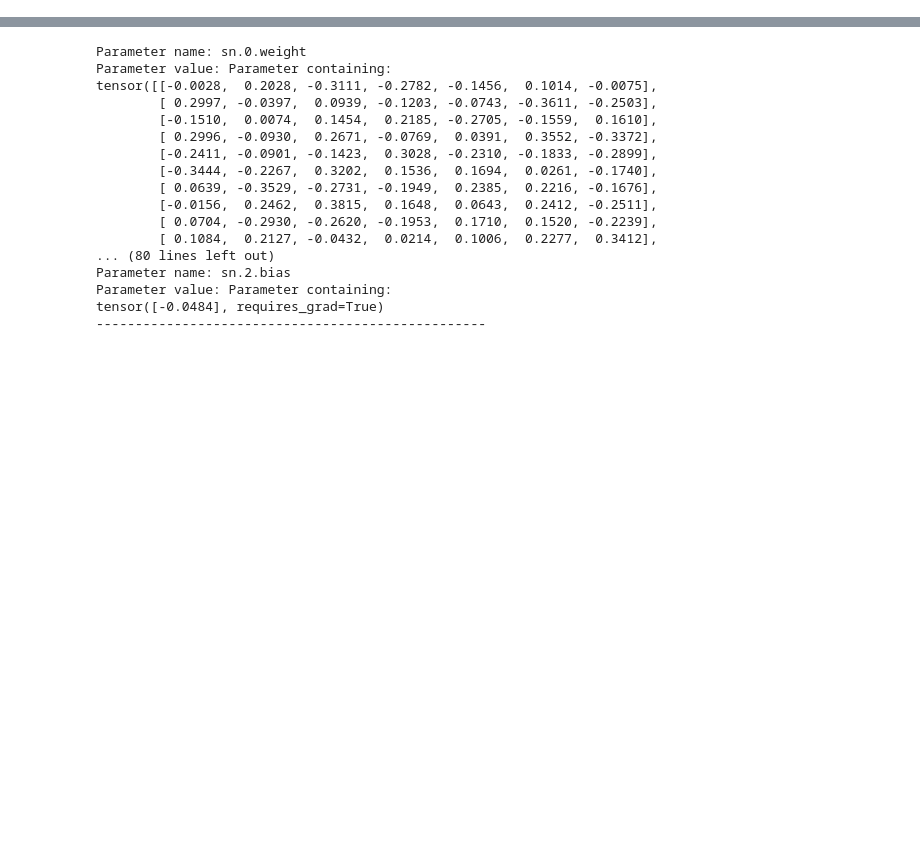
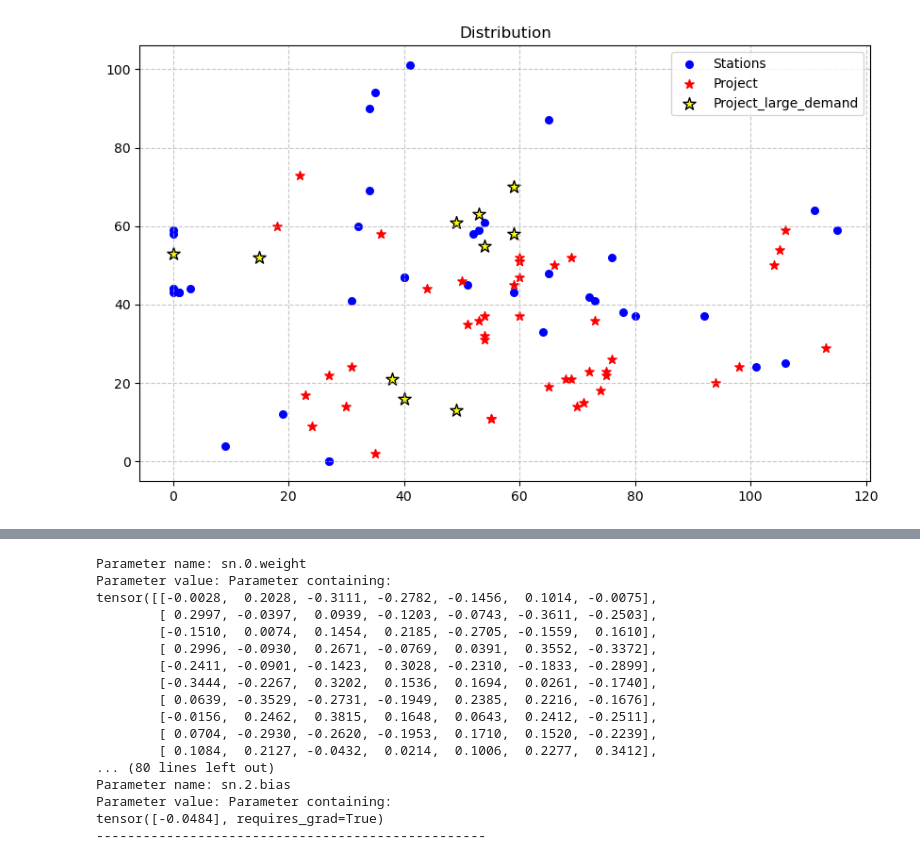
Before and after one commit to Necthus/TruckSchedule, a Jupyter notebook: test.ipynb, the cells around one changed output, grey strips where cells are left out. Saved outputs shown, nothing was run; the diff lists cells and outputs as text; code cells hidden in the pictures; blank space fills up the shorter version.

```diff
--- a/test.ipynb
+++ b/test.ipynb
@@ -0,0 +142,77 @@
+# %%
+pid_list = [(pid,q) for pid,q in pid_quantity_dict.items()]
+
+pid_list.sort(key=lambda x:x[1],reverse=True)
+
+special_pids = [t[0] for t in pid_list[0:10]]
+
+normal_pids = [t[0] for t in pid_list[10:]]
+# %%
+import matplotlib.pyplot as plt
+
+
+# plt.rcParams["font.family"] = "SimHei"  # 中文字体列表
+# plt.rcParams["axes.unicode_minus"] = False  # 解决负号显示问题（避免负号变成方框）
+
+"""
+绘制厂站（蓝色）、普通工地（红色）和特殊关照工地（大黄星）
+
+参数:
+    station_dict: 厂站字典（键：sid，值：Station对象）
+    site_dict: 工地字典（键：pid，值：(x,y)元组）
+    special_pids: 特殊关照工地的pid列表（如['p2', 'p5']）
+"""
+# ----------------------
+# 1. 提取厂站坐标
+# ----------------------
+station_coords = [station.coord for station in env.stations.values()]
+station_x = [coord[0] for coord in station_coords]
+station_y = [coord[1] for coord in station_coords]
+
+# ----------------------
+# 2. 区分普通工地和特殊工地
+# ----------------------
+normal_coords = []  # 普通工地坐标
+special_coords = []  # 特殊关照工地坐标
+
+
+
+for pid, coord in env.projects.items():
+    if pid in special_pids:
+        special_coords.append(coord)  # 特殊工地加入对应列表
+    elif pid in normal_pids:
+        normal_coords.append(coord)   # 普通工地加入对应列表
+
+# 拆分普通工地的x、y
+normal_x = [coord[0] for coord in normal_coords]
+normal_y = [coord[1] for coord in normal_coords]
+
+# 拆分特殊工地的x、y
+special_x = [coord[0] for coord in special_coords]
+special_y = [coord[1] for coord in special_coords]
+
+# ----------------------
+# 3. 绘图
+# ----------------------
+plt.figure(figsize=(10, 6))
+
+# 绘制厂站（蓝色圆圈）
+plt.scatter(station_x, station_y, color='blue', label='Stations', marker='o', s=30)
+# 绘制普通工地（红色叉号）
+plt.scatter(normal_x, normal_y, color='red', label='Project', marker='*', s=50)
+# 绘制特殊工地（大黄星，星的大小和颜色可调整）
+plt.scatter(special_x, special_y, color='yellow', label='Project_large_demand',
+            marker='*', s=100, edgecolors='black')  # edgecolors加黑边更醒目
+
+# ----------------------
+# 4. 添加图表元素
+# ----------------------
+plt.title('Distribution')
+
+plt.legend()  # 显示图例（区分三种点）
+plt.grid(True, linestyle='--', alpha=0.7)
+
+# 显示图像
+plt.show()
+# %% [output]
+[figure, added]
```
Also changed, not shown: parts of 13 cells of this notebook, 5 other files.
